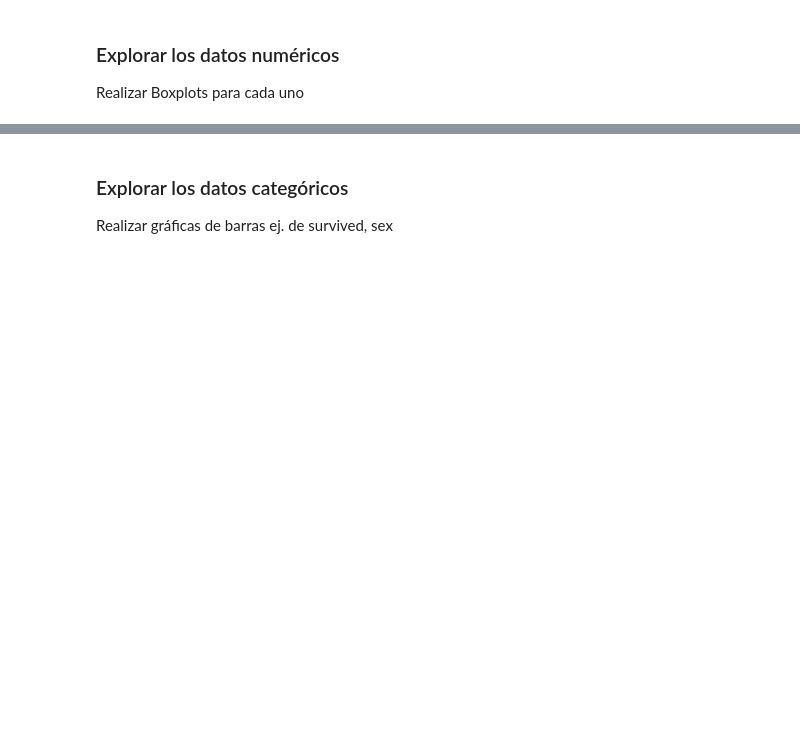
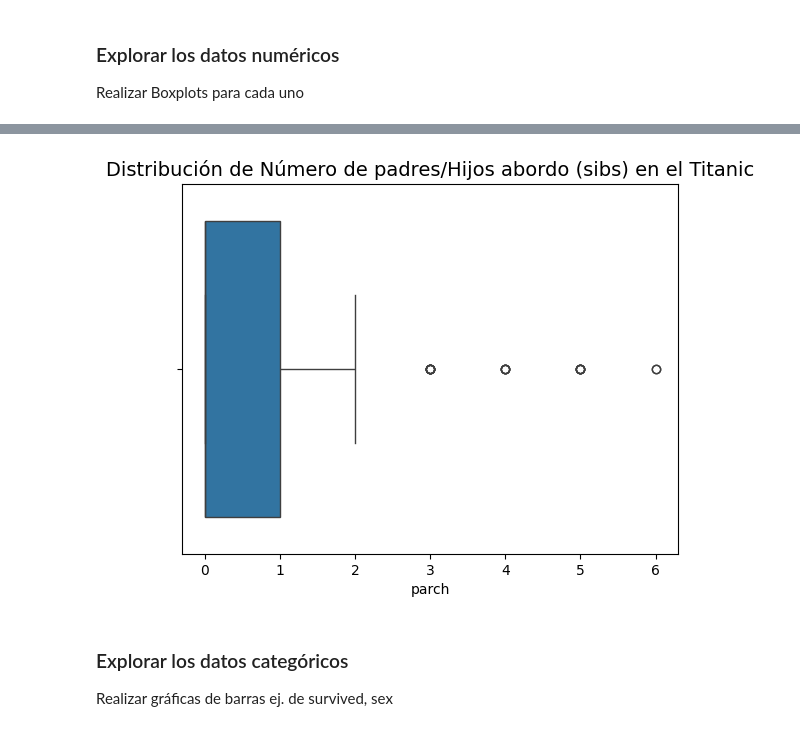
Before and after one commit to JosueSay/DataMining, a Jupyter notebook: ht/h1/03-Vida_facil.ipynb, the cells around one changed output, grey strips where cells are left out. Cells and saved outputs as stored; diff of their text form; code cells hidden in the pictures; blank space fills up the shorter version.

```diff
--- a/ht/h1/03-Vida_facil.ipynb
+++ b/ht/h1/03-Vida_facil.ipynb
@@ -108,3 +244,9 @@ Realizar Boxplots para cada uno
+# %%
+sns.boxplot(data=parchDF, orient="h")
+plt.title("Distribución de Número de padres/Hijos abordo (sibs) en el Titanic", fontsize=14)
+plt.show()
+# %% [output]
+[figure, added]
 # %% [markdown]
 ### Explorar los datos categóricos
 
```
Also changed, not shown: parts of 38 cells of this notebook, 1 other file.
